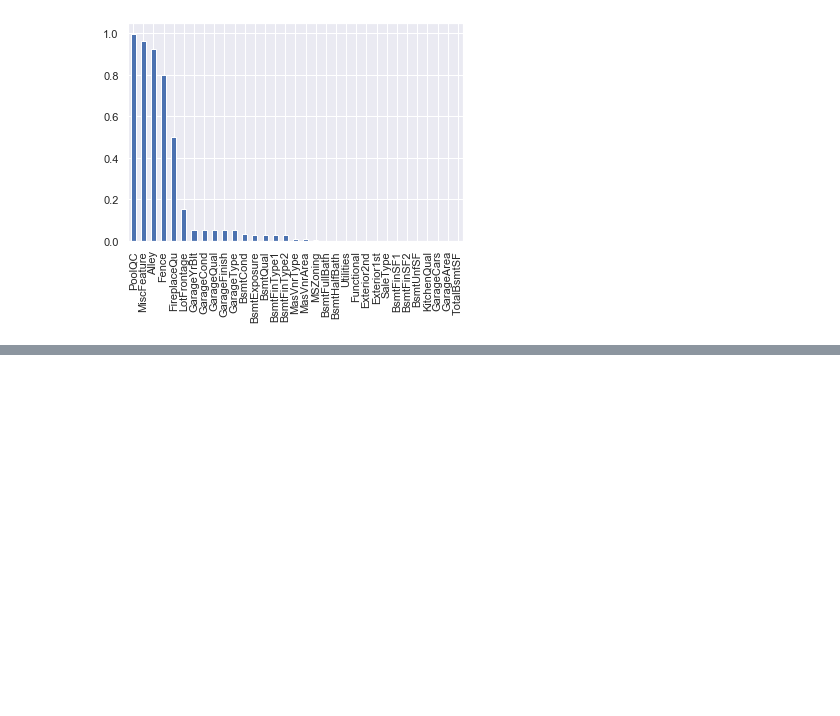
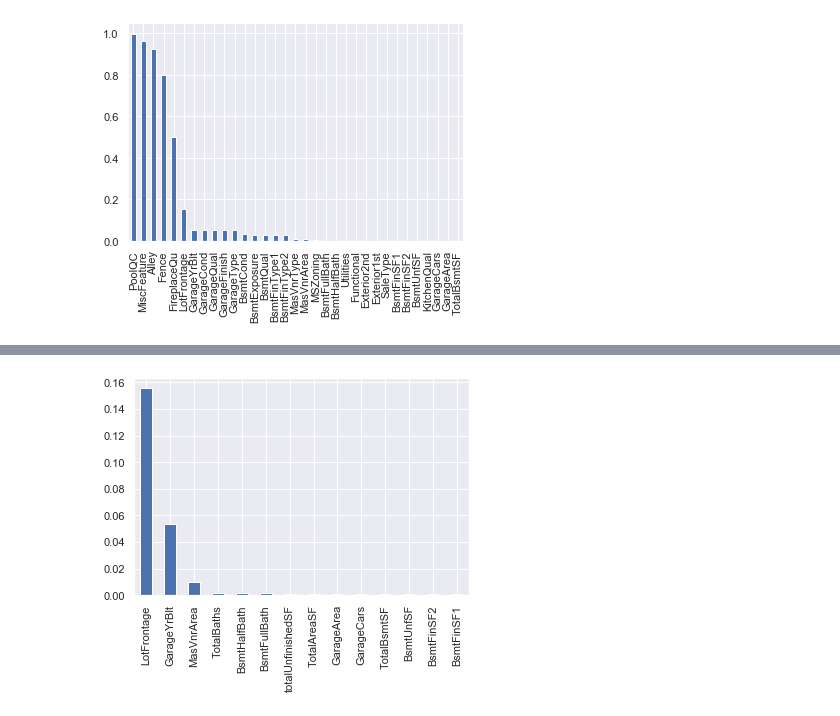
Before and after one commit to philippkaindl/Melbourne_housing, a Jupyter notebook: Housing_Exploration.ipynb, the cells around one changed output, grey strips where cells are left out. Saved outputs shown, nothing was run; the diff lists cells and outputs as text; code cells hidden in the pictures; blank space fills up the shorter version.

```diff
--- a/Housing_Exploration.ipynb
+++ b/Housing_Exploration.ipynb
@@ -118,0 +270,4 @@ Cut off percentage is set to 0.8. Dropping columns: Index(['Alley', 'PoolQC', 'F
+# %%
+plotMissingValuesDF(testdf[num_cols.drop('SalePrice')])
+# %% [output]
+[figure, added]
```
Also changed, not shown: parts of 31 cells of this notebook, 1 other file.
